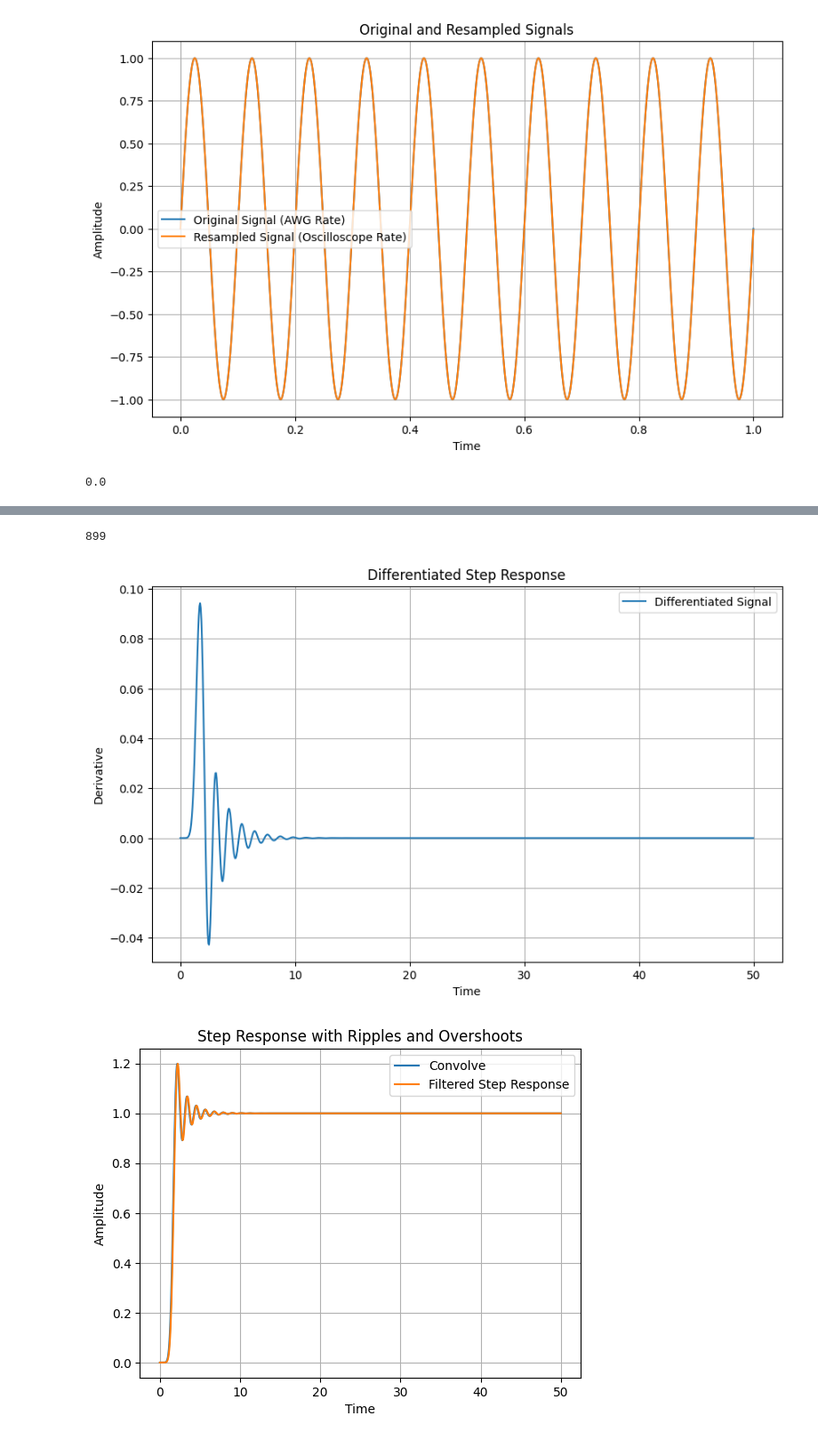
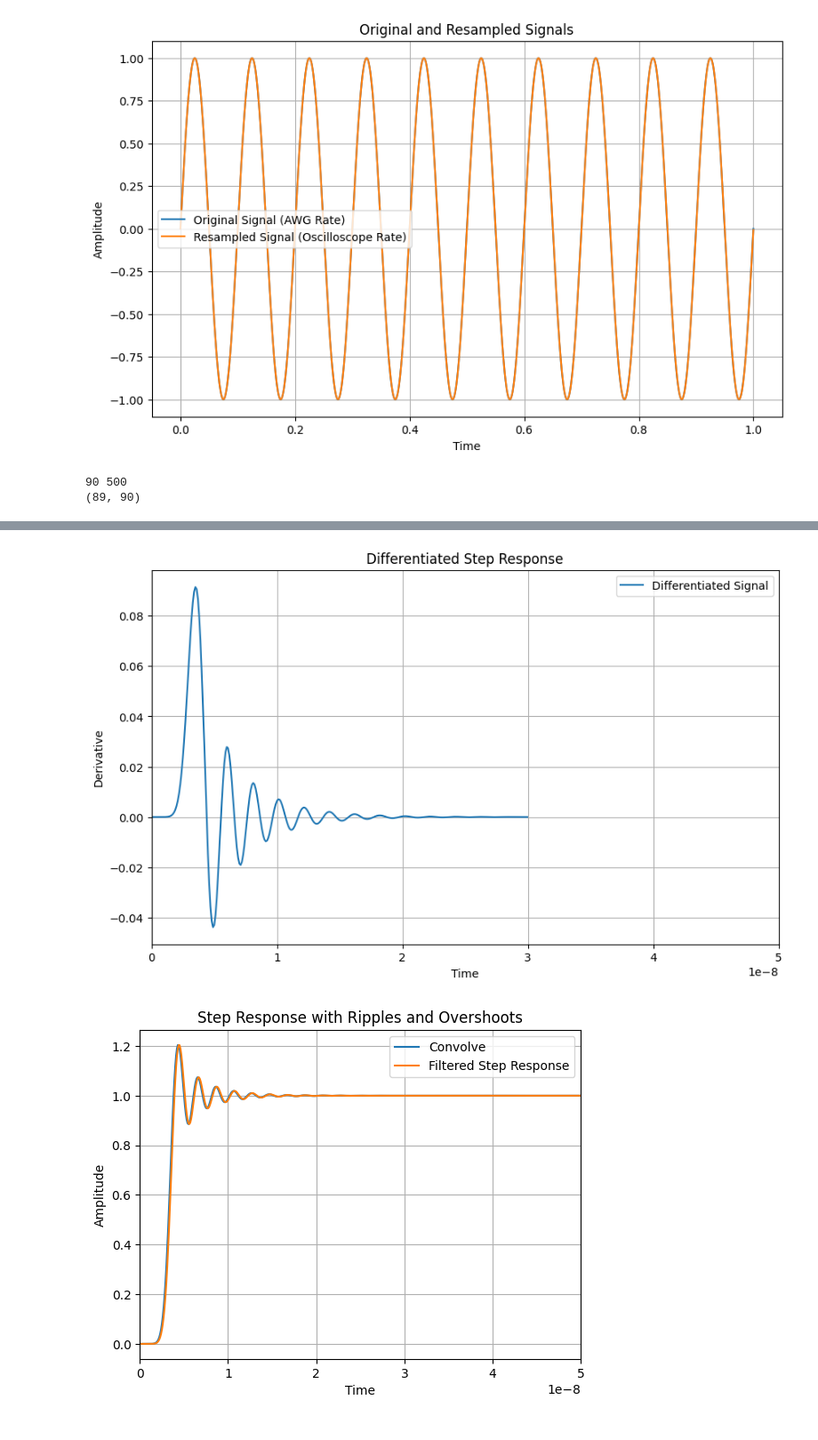
Before and after one commit to mainCSG/QBlox-CSG, a Jupyter notebook: experiments/bias-tee-transfer-function/transfer_function.ipynb, the cells around one changed output, grey strips where cells are left out. Shown: that part at 89% size. Cells and saved outputs as stored; diff of their text form; code cells hidden in the pictures.

```diff
--- a/experiments/bias-tee-transfer-function/transfer_function.ipynb
+++ b/experiments/bias-tee-transfer-function/transfer_function.ipynb
@@ -123,44 +123,56 @@ plt.show()
 # %% [output]
 (900, 1000)
 [figure]
-# %%
-N = N_awg
-M = N_oscilloscope
-
-x = np.ones(N)
-y = np.ones(M)
-
-D = np.zeros((N-1, N))
-
-# Fill diagonal with 1s
-np.fill_diagonal(D, 1)
-
-# Fill above diagonal with -1s
-for i in range(N-1):
-    D[i, i+1] = -1
-
-np.power(D@x, 2).sum()
-# %% [output]
-0.0
 # %%
 import numpy as np
 import matplotlib.pyplot as plt
 from scipy import signal
+import scipy as sp
 
 # Define parameters
 num_taps_fir = 5  # Number of taps for the FIR filter
-num_taps_iir = 14   # Number of taps for the IIR filter
+num_taps_iir = 16   # Number of taps for the IIR filter
+
+Ts_AWG = 1.8e9
+Ts_Osc = 10e9
+fs_AWG = 1/Ts_AWG
+fs_Osc = 1/Ts_Osc
+
+TPulse = 50e-9
+
+N = int(TPulse * Ts_AWG)
+M = int(TPulse * Ts_Osc)
+print(N,M)
+H_resampling = construct_resampling_matrix(N, M)
+
+
+x = np.ones(N)
+y = np.ones(M)
+
+D = np.zeros((N-1, N))
+
+# Fill diagonal with 1s
+np.fill_diagonal(D, 1)
+
+# Fill above diagonal with -1s
+for i in range(N-1):
+    D[i, i+1] = -1
+
+print(D.shape)
+np.power(D@x, 2).sum()
 
 # Generate step input
-t = np.linspace(0, 50, M)
+t = np.linspace(0, TPulse, M)
 step_input = np.ones_like(t)
+
 
 # Design IIR filter (for generating ripples and overshoots)
 iir_b, iir_a = signal.butter(num_taps_iir, 0.1)
 output_iir = signal.lfilter(iir_b, iir_a, step_input)
 
+
 # # Design FIR filter (to correct imperfections)
-fir_b = signal.firls(num_taps_fir, [0, 0.1, 0.2, 0.5], [0, 1, 0, 0])
+# fir_b = signal.firls(num_taps_fir, [0, 0.1, 0.2, 0.5], [0, 1, 0, 0])
 # output_fir = signal.lfilter(fir_b, 1, output_iir)
 
 # Plot the step response
@@ -172,22 +184,26 @@ plt.ylabel('Amplitude')
 plt.title('Step Response with Ripples and Overshoots')
 plt.grid(True)
 plt.legend()
+plt.xlim(0,50e-9)
 plt.show()
 
 h = np.diff(output_iir)
-print(len(h))
+
 # Plot the differentiated signal
 plt.figure(figsize=(10, 6))
-plt.plot(t[:-1], h, label='Differentiated Signal')
+plt.plot(t[:300], h[:300], label='Differentiated Signal')
 plt.xlabel('Time')
 plt.ylabel('Derivative')
 plt.title('Differentiated Step Response')
 plt.grid(True)
 plt.legend()
+plt.xlim(0,50e-9)
 plt.show()
 
-Himp = sp.linalg.convolution_matrix(h, n = len(x))[:M, :M]
+Himp = sp.linalg.convolution_matrix(h, n=M)[:M,:M]
 
+# print(M, N,Himp.shape,  H_resampling.shape, x.shape)
+# print(Himp.shape, H_resampling.shape)
 y = Himp @ H_resampling @ x
 # y = np.convolve(h, x)[:M]
 
@@ -199,5 +215,8 @@ plt.ylabel('Amplitude')
 plt.title('Step Response with Ripples and Overshoots')
 plt.grid(True)
 plt.legend()
+plt.xlim(0,50e-9)
 plt.show()
 # %% [output]
+90 500
+(89, 90)
@@ -205,6 +224,5 @@ plt.show()
-899
-[figure, old version]
+[figure, new version]
-[figure, old version]
+[figure, new version]
 # %%
 import torch
 
```
Also changed, not shown: parts of 3 cells of this notebook.
